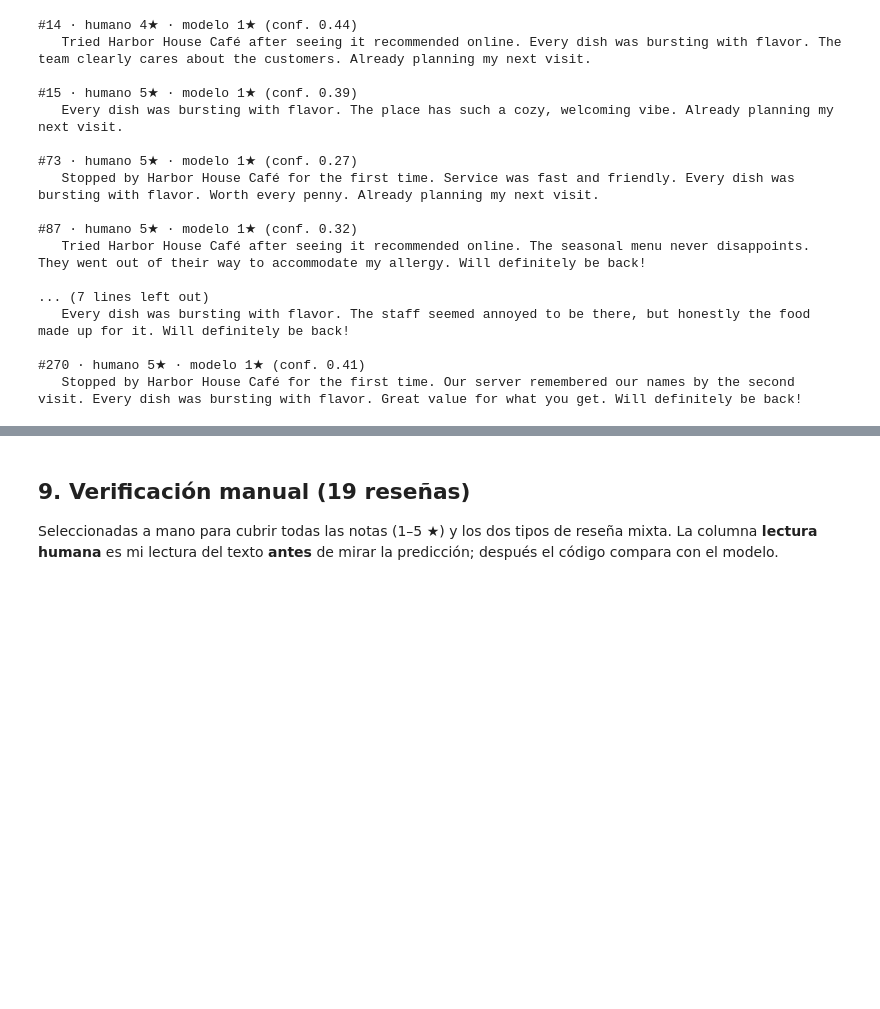
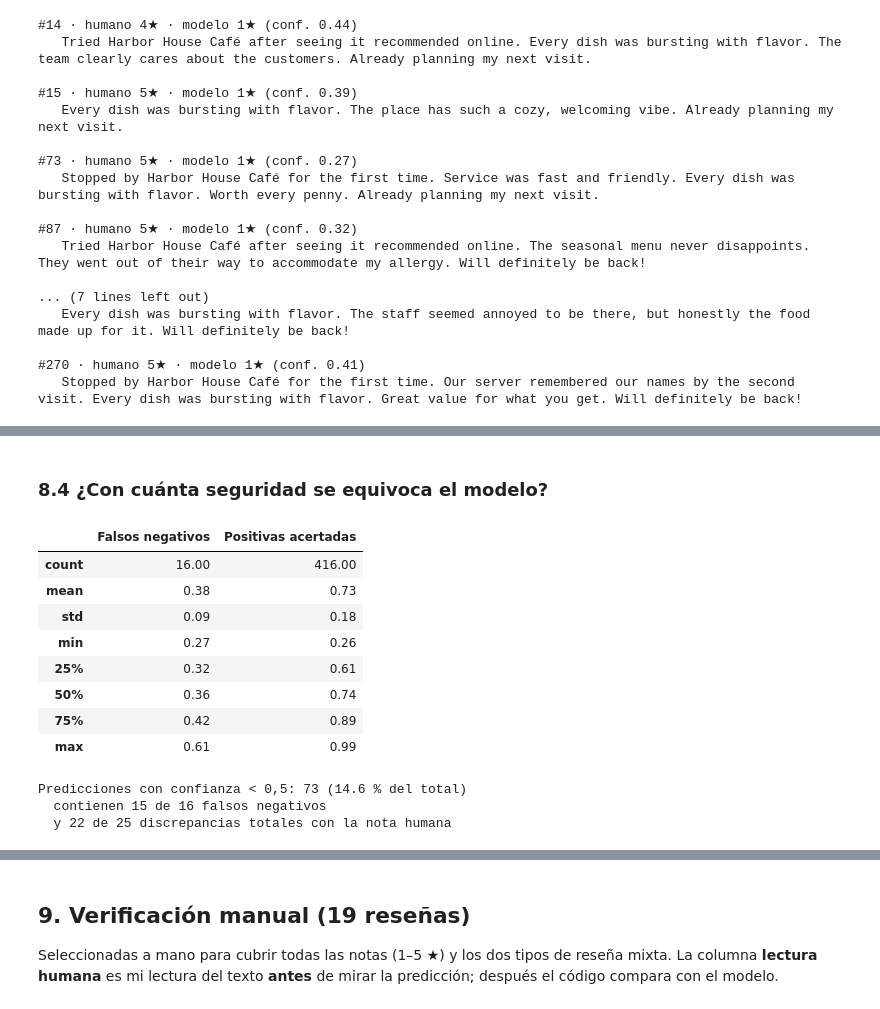
Before and after one commit to 4GeeksAcademy/aie-pte3-machine-learning-python-template-Nestornegrin, a Jupyter notebook: src/explore.ipynb, the cells around one changed output, grey strips where cells are left out. Saved outputs shown, nothing was run; the diff lists cells and outputs as text; code cells hidden in the pictures; blank space fills up the shorter version.

```diff
--- a/src/explore.ipynb
+++ b/src/explore.ipynb
@@ -538,0 +576,27 @@ for _, row in false_negatives.sort_values("pred_stars").head(8)[cols].iterrows()
+# %% [markdown]
+### 8.4 ¿Con cuánta seguridad se equivoca el modelo?
+# %%
+confidence = pd.DataFrame({
+    "Falsos negativos": false_negatives["pred_score"].describe(),
+    "Positivas acertadas": positives.loc[~positives["is_false_negative"], "pred_score"].describe(),
+}).round(2)
+display(confidence)
+
+low_conf = df["pred_score"] < 0.5
+disagreements = df["human_band"] != df["sentiment_band"]
+print(f"Predicciones con confianza < 0,5: {low_conf.sum()} ({low_conf.mean() * 100:.1f} % del total)")
+print(f"  contienen {df.loc[low_conf, 'is_false_negative'].sum()} de {df['is_false_negative'].sum()} falsos negativos")
+print(f"  y {(low_conf & disagreements).sum()} de {disagreements.sum()} discrepancias totales con la nota humana")
+# %% [output]
+|  | Falsos negativos | Positivas acertadas |
+| count | 16.00 | 416.00 |
+| mean | 0.38 | 0.73 |
+| std | 0.09 | 0.18 |
+| min | 0.27 | 0.26 |
+| 25% | 0.32 | 0.61 |
+| 50% | 0.36 | 0.74 |
+| 75% | 0.42 | 0.89 |
+| max | 0.61 | 0.99 |
+Predicciones con confianza < 0,5: 73 (14.6 % del total)
+  contienen 15 de 16 falsos negativos
+  y 22 de 25 discrepancias totales con la nota humana
```
Also changed, not shown: parts of 16 cells of this notebook.
